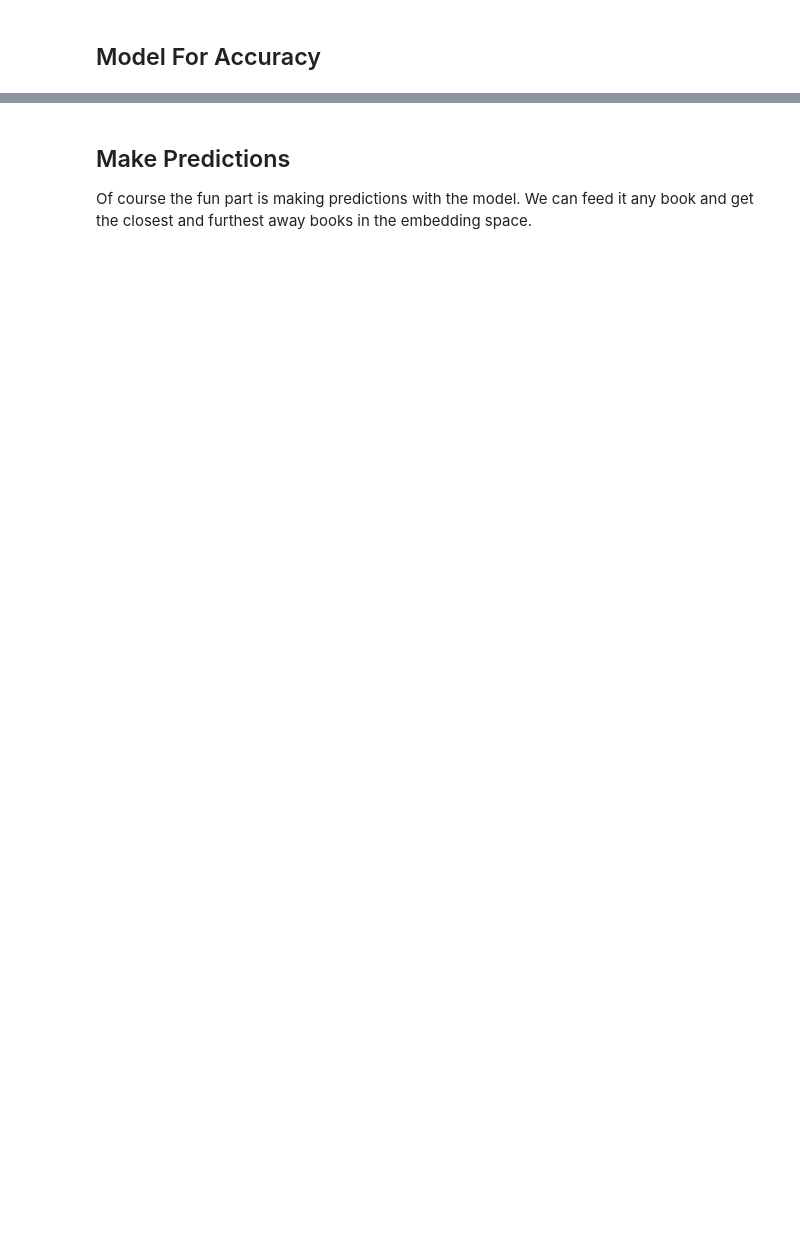
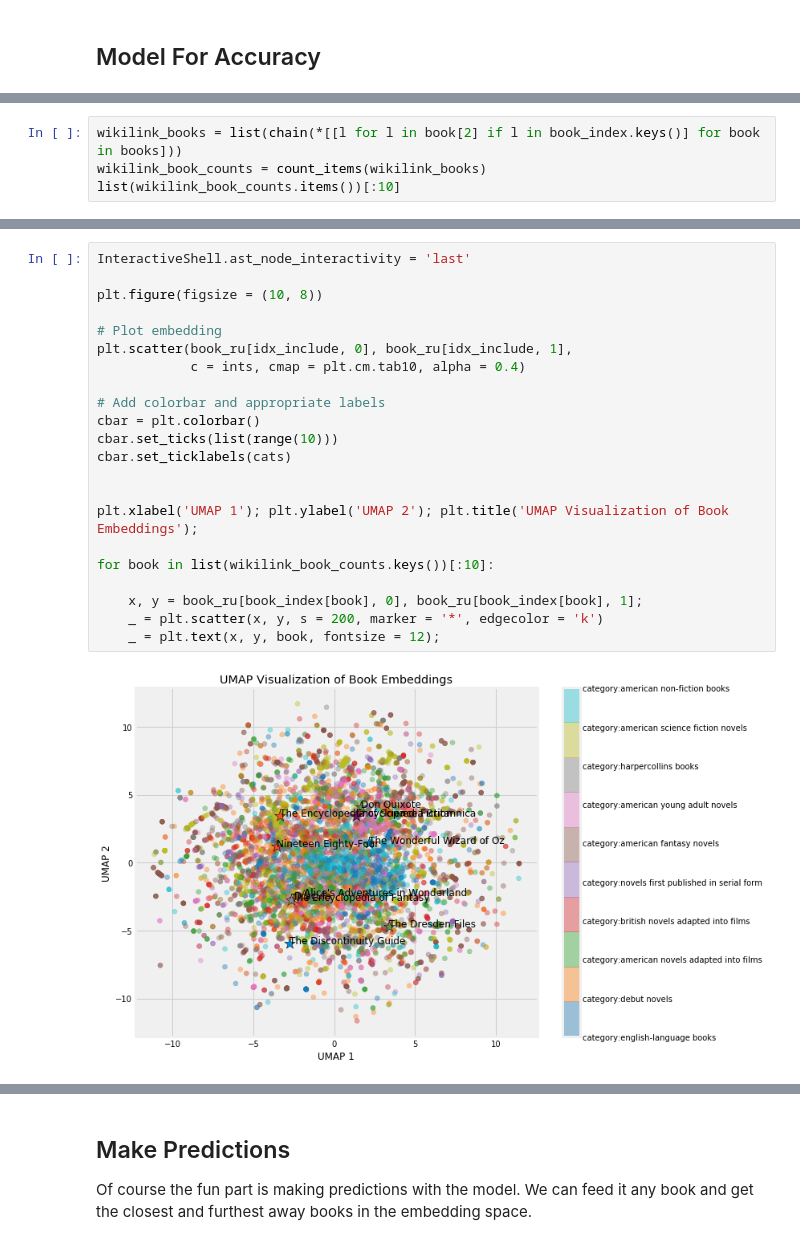
Before and after one commit to WillKoehrsen/wikipedia-data-science, a Jupyter notebook: Book Recommendation System.ipynb, the cells around one changed output, grey strips where cells are left out. Cells and saved outputs as stored; diff of their text form; blank space fills up the shorter version.

```diff
--- a/Book Recommendation System.ipynb
+++ b/Book Recommendation System.ipynb
@@ -468,0 +755,4 @@ model.save('first_attempt_laptop.h5')
+# %%
+wikilink_books = list(chain(*[[l for l in book[2] if l in book_index.keys()] for book in books]))
+wikilink_book_counts = count_items(wikilink_books)
+list(wikilink_book_counts.items())[:10]
@@ -468,0 +770,24 @@ model.save('first_attempt_laptop.h5')
+# %%
+InteractiveShell.ast_node_interactivity = 'last'
+
+plt.figure(figsize = (10, 8))
+
+# Plot embedding
+plt.scatter(book_ru[idx_include, 0], book_ru[idx_include, 1],
+            c = ints, cmap = plt.cm.tab10, alpha = 0.4)
+
+# Add colorbar and appropriate labels
+cbar = plt.colorbar()
+cbar.set_ticks(list(range(10)))
+cbar.set_ticklabels(cats)
+
+
+plt.xlabel('UMAP 1'); plt.ylabel('UMAP 2'); plt.title('UMAP Visualization of Book Embeddings');
+
+for book in list(wikilink_book_counts.keys())[:10]:
+
+    x, y = book_ru[book_index[book], 0], book_ru[book_index[book], 1];
+    _ = plt.scatter(x, y, s = 200, marker = '*', edgecolor = 'k')
+    _ = plt.text(x, y, book, fontsize = 12);
+# %% [output]
+[figure, added]
```
Also changed, not shown: parts of 101 cells of this notebook, 4 other files.
